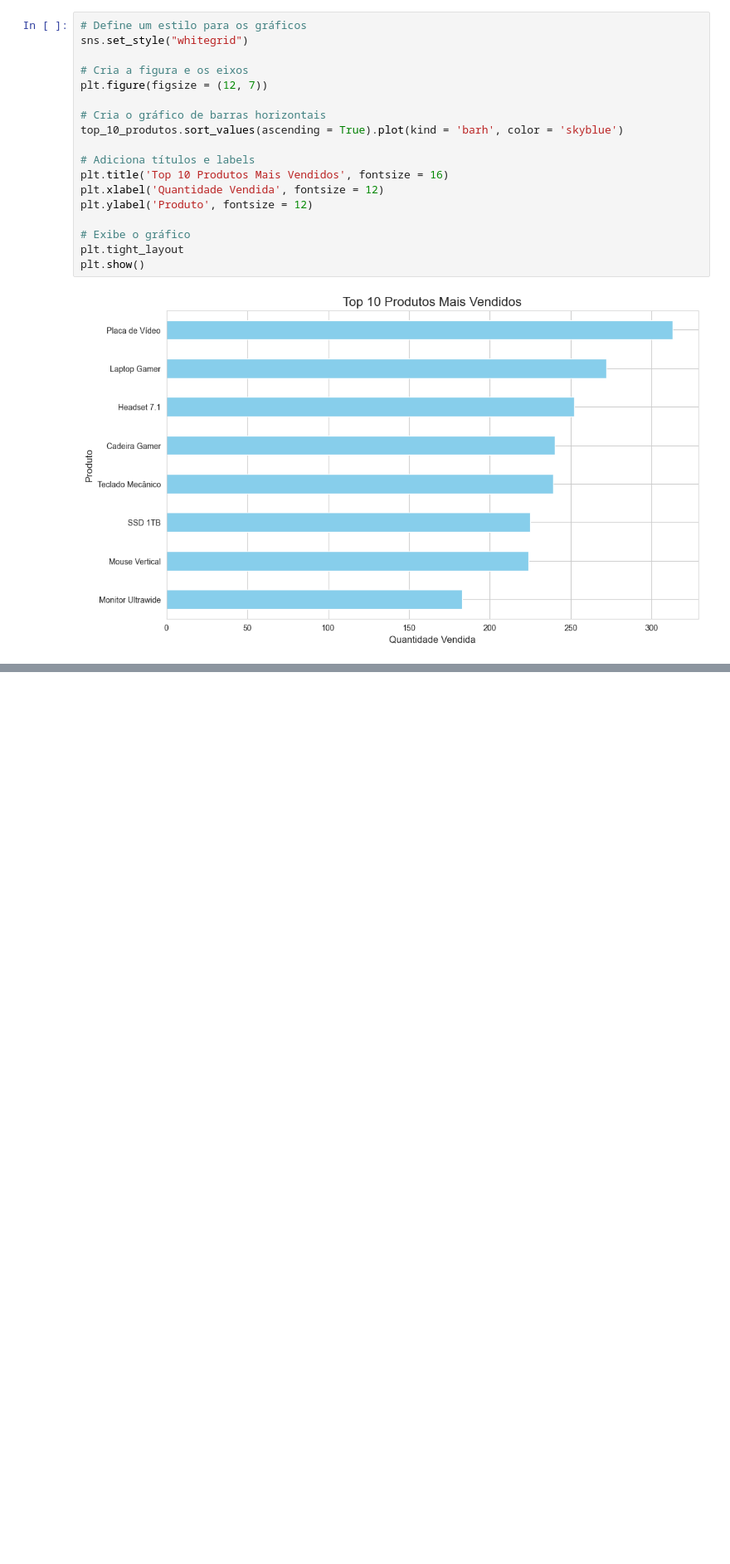
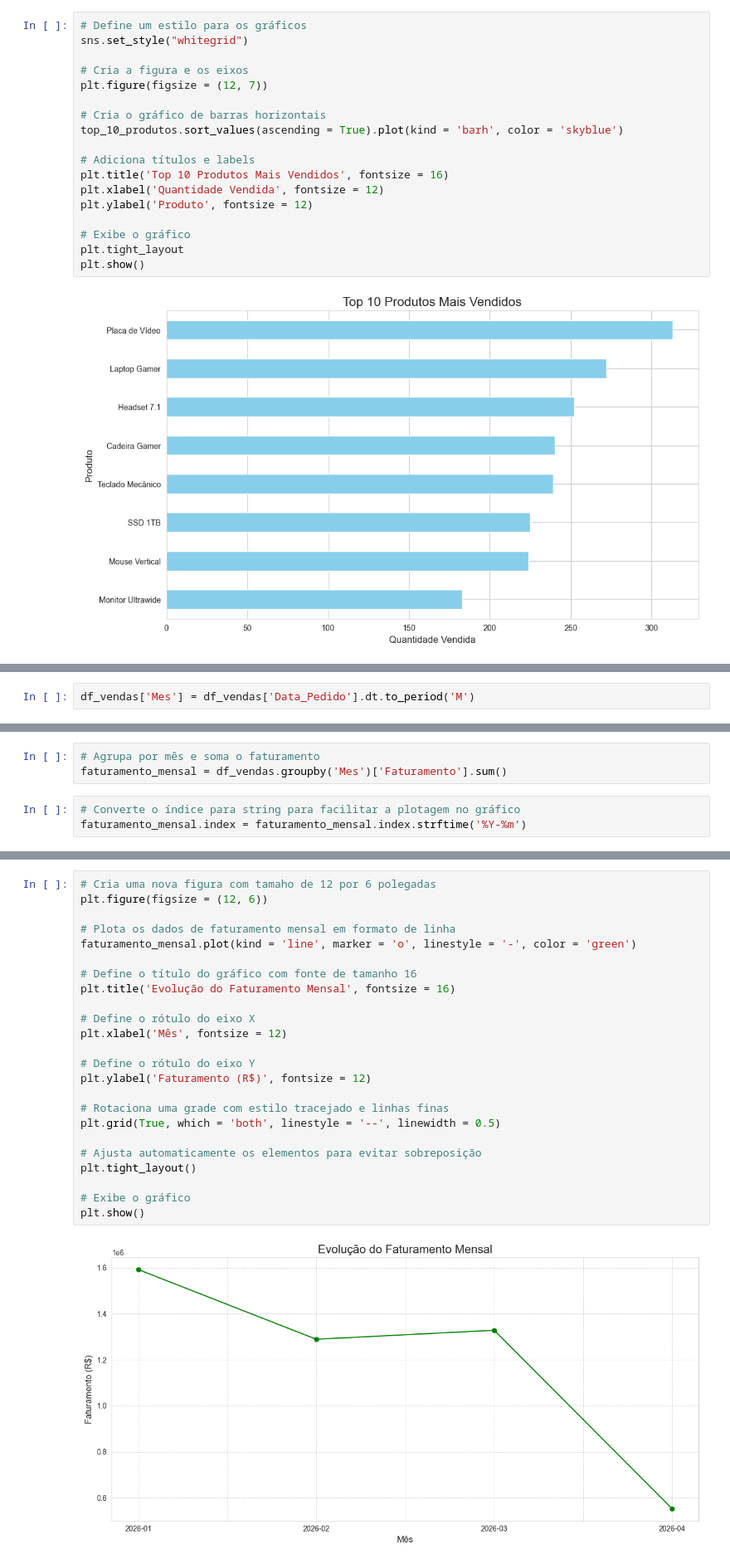
Before and after one commit to marcosfreiresantos/python_fundamentos_com_ia, a Jupyter notebook: estudos_de_caso/analise_de_vendas/mini_projeto_01.ipynb, the cells around one changed output, grey strips where cells are left out. Shown: that part at 83% size. Cells and saved outputs as stored; diff of their text form; blank space fills up the shorter version.

Commit message:
Análise 2 - Faturamento Mensal

```diff
--- a/estudos_de_caso/analise_de_vendas/mini_projeto_01.ipynb
+++ b/estudos_de_caso/analise_de_vendas/mini_projeto_01.ipynb
@@ -342,0 +356,2 @@ plt.show()
+# %%
+df_vendas['Mes'] = df_vendas['Data_Pedido'].dt.to_period('M')
@@ -342,0 +367,6 @@ plt.show()
+# %%
+# Agrupa por mês e soma o faturamento
+faturamento_mensal = df_vendas.groupby('Mes')['Faturamento'].sum()
+# %%
+# Converte o índice para string para facilitar a plotagem no gráfico
+faturamento_mensal.index = faturamento_mensal.index.strftime('%Y-%m')
@@ -342,0 +383,26 @@ plt.show()
+# %%
+# Cria uma nova figura com tamaho de 12 por 6 polegadas
+plt.figure(figsize = (12, 6))
+
+# Plota os dados de faturamento mensal em formato de linha
+faturamento_mensal.plot(kind = 'line', marker = 'o', linestyle = '-', color = 'green')
+
+# Define o título do gráfico com fonte de tamanho 16
+plt.title('Evolução do Faturamento Mensal', fontsize = 16)
+
+# Define o rótulo do eixo X
+plt.xlabel('Mês', fontsize = 12)
+
+# Define o rótulo do eixo Y
+plt.ylabel('Faturamento (R$)', fontsize = 12)
+
+# Rotaciona uma grade com estilo tracejado e linhas finas
+plt.grid(True, which = 'both', linestyle = '--', linewidth = 0.5)
+
+# Ajusta automaticamente os elementos para evitar sobreposição
+plt.tight_layout()
+
+# Exibe o gráfico
+plt.show()
+# %% [output]
+[figure, added]
```
Also changed, not shown: parts of 4 cells of this notebook.
